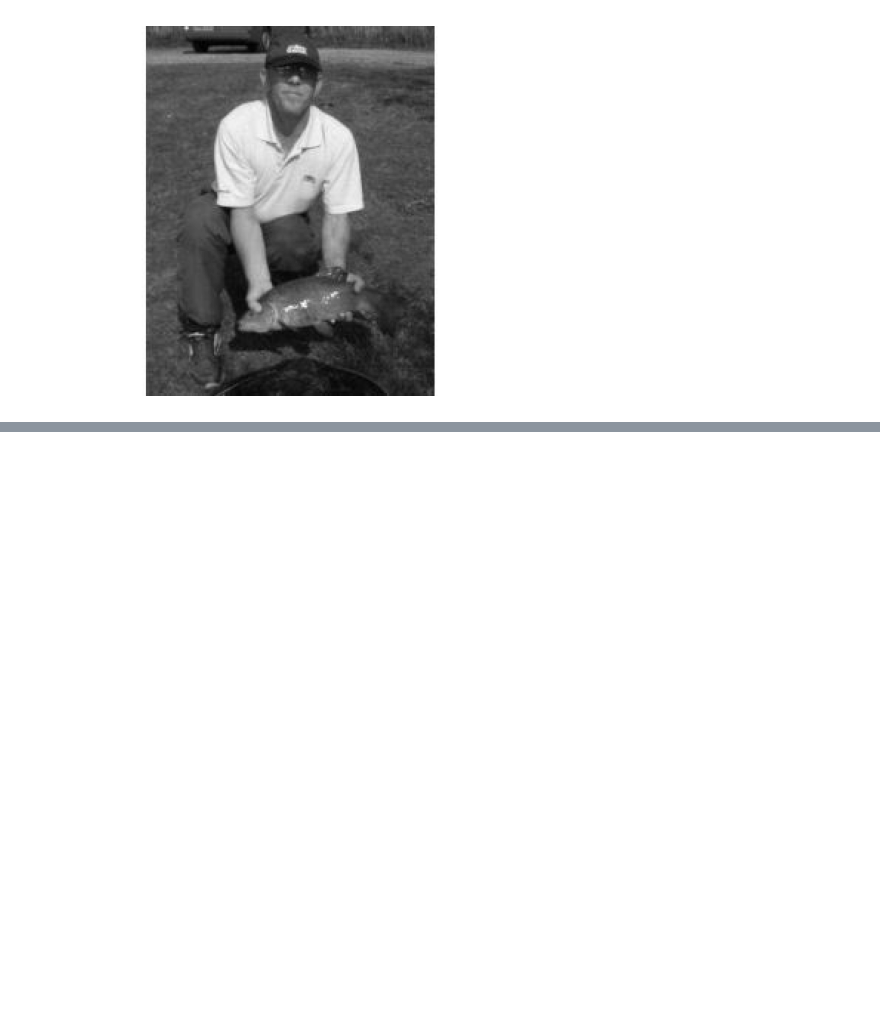
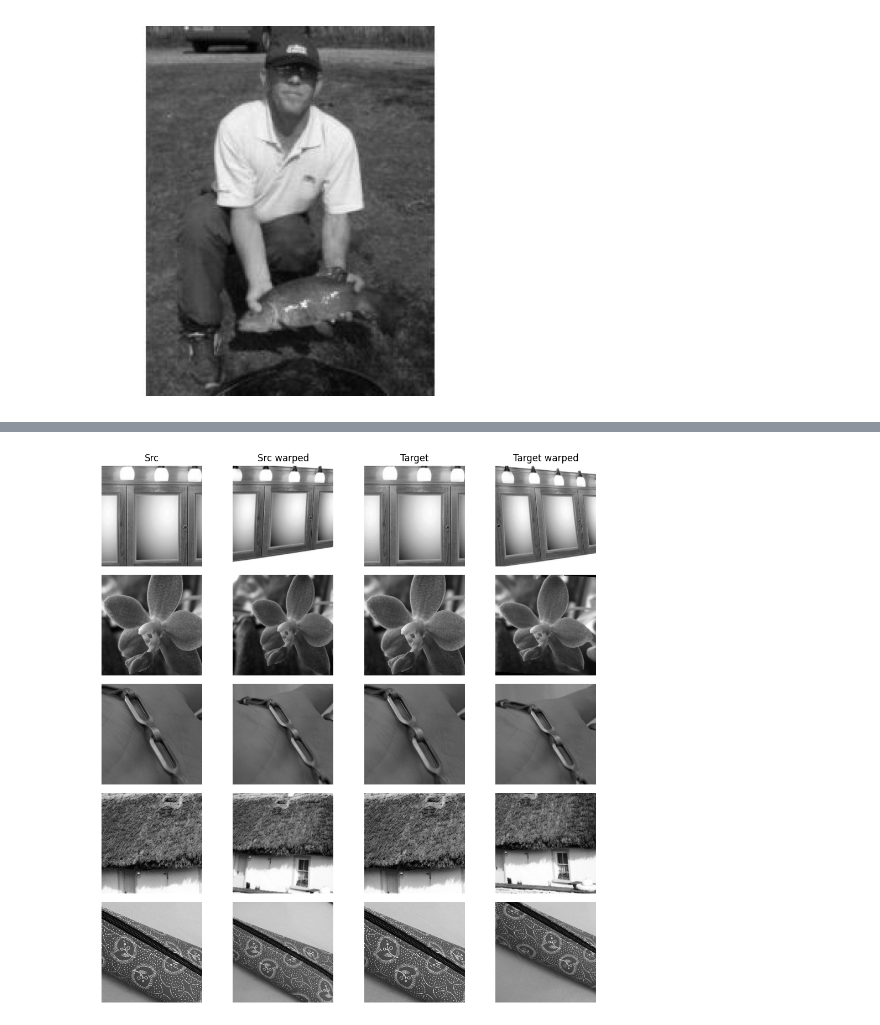
Before and after one commit to NadulaKadawedduwa/Multi-view_Denoising_Contrastive, a Jupyter notebook: playground.ipynb, the cells around one changed output, grey strips where cells are left out. Drawn from its saved outputs; the diff is of its cells as text; code cells hidden in the pictures; blank space fills up the shorter version.

Commit message:
Validation on our dataset - notebook

```diff
--- a/playground.ipynb
+++ b/playground.ipynb
@@ -63,0 +82,5 @@ plot_img(img)
+# %%
+from dataset import CustomDataset
+
+img_list_path = 'data/imagenet_files_bluestone.txt'
+dataset = CustomDataset(img_list_file=img_list_path, device='cpu', sub_set=50)
@@ -63,0 +120,22 @@ plot_img(img)
+# %%
+import numpy as np
+from torch.utils.data import DataLoader
+
+dataloader = DataLoader(dataset, batch_size=1, shuffle=True)
+
+images = []
+i = 0
+for src_pair, target_pair in dataloader:
+    src_pair, target_pair = dataset[i]
+    src, src_warped = src_pair
+    target, target_warped = target_pair
+
+    images.append([])
+    images[i].extend([src, src_warped, target, target_warped])
+    i += 1
+    if i == 5:
+        break
+
+plot_img_grid(np.array(images))
+# %% [output]
+[figure, added]
```
Also changed, not shown: parts of 4 cells of this notebook, 15 other files.
